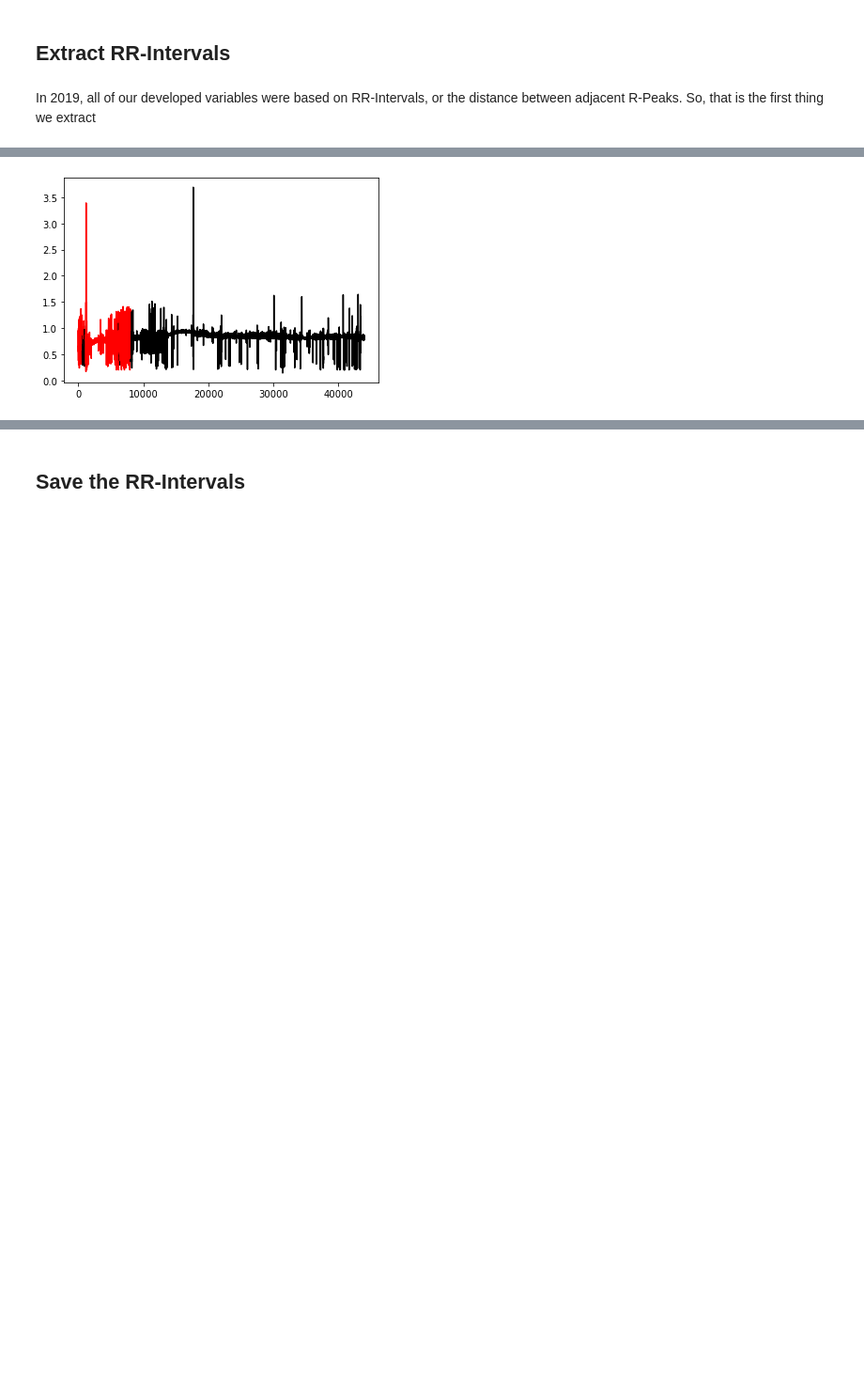
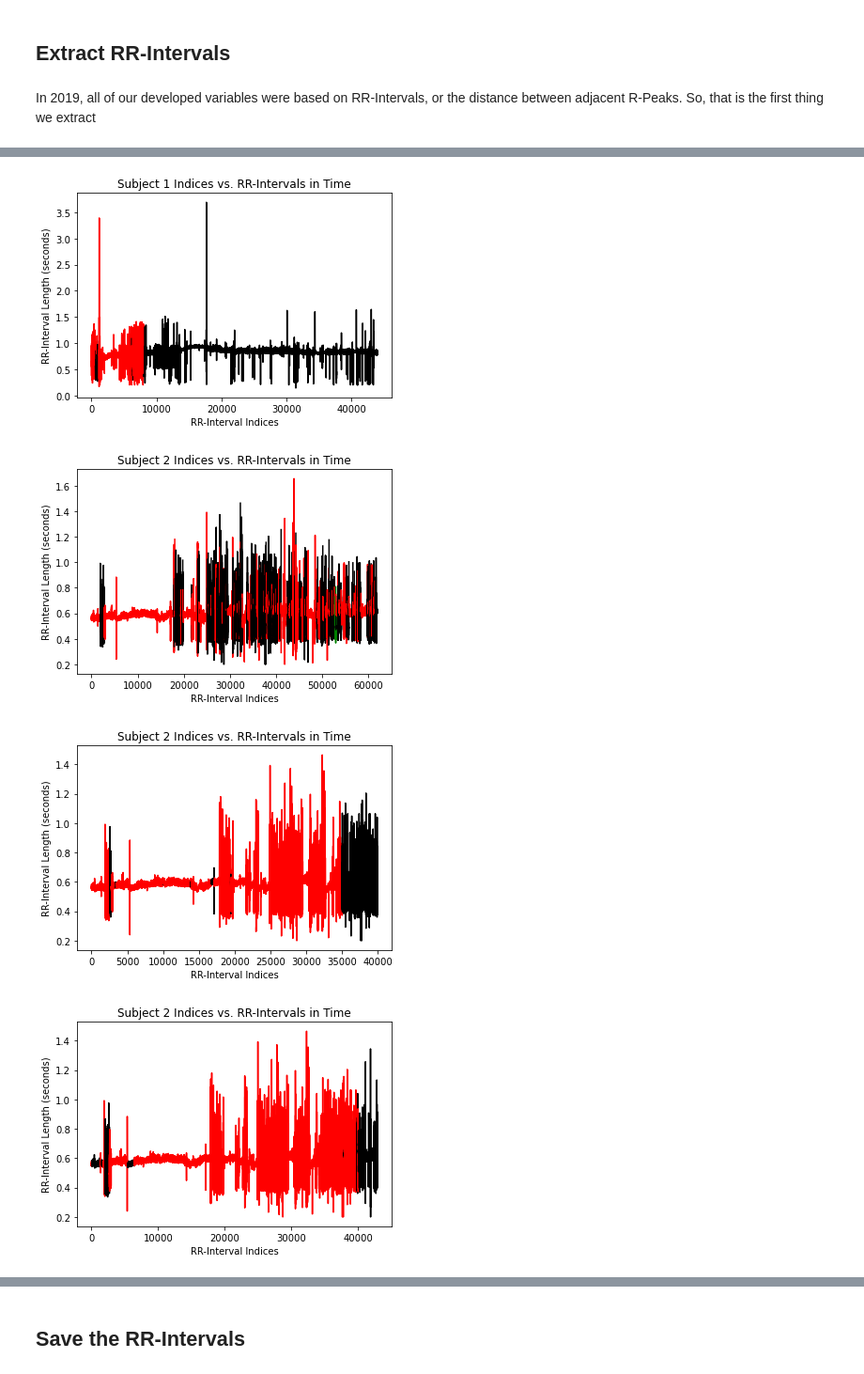
Before and after one commit to NNLUliskey/svsm_ml_2022, a Jupyter notebook: work_6_29.ipynb, the cells around one changed output, grey strips where cells are left out. Shown at 94% size. Cells and saved outputs as stored; diff of their text form; code cells hidden in the pictures; blank space fills up the shorter version.

```diff
--- a/work_6_29.ipynb
+++ b/work_6_29.ipynb
@@ -157,25 +102,0 @@ for index, row in df.iterrows():
-# %%
-comp = ''
-counter = 0
-mini = 0
-for item in df['Rhythm']:
-    counter += 1
-    if item != comp and comp != '':
-        if item == 'N':
-            plt.plot(range(mini, counter), rr_timeints[0][mini:counter], color='black')
-        if item == 'O':
-            plt.plot(range(mini, counter), rr_timeints[0][mini:counter], color='green')
-        if item == 'A':
-            plt.plot(range(mini, counter), rr_timeints[0][mini:counter], color='red')
-        mini = counter
-    elif counter == 44004:
-        if item == 'N':
-            plt.plot(range(mini, counter), rr_timeints[0][mini:counter], color='black')
-        if item == 'O':
-            plt.plot(range(mini, counter), rr_timeints[0][mini:counter], color='green')
-        if item == 'A':
-            plt.plot(range(mini, counter), rr_timeints[0][mini:counter], color='red')
-    comp = item
-plt.show()
-# %% [output]
-[figure, removed]
@@ -219,0 +118,41 @@ while counter < 44004:
+# %%
+comp = ''
+counter = 0
+mini = 0
+subject_counter = 0
+
+for df in tqdm(subject_list):
+    comp = ''
+    counter = 0
+    mini = 0
+    fig, axs = plt.subplots()
+#    plt.legend(label = 'Red = A-fib, Black = Normal, Green = Other', loc='upper right')
+    plt.title('Subject ' + str(subject_counter+1) + ' Indices vs. RR-Intervals in Time')
+    plt.xlabel('RR-Interval Indices')
+    plt.ylabel('RR-Interval Length (seconds)')
+    for item in df['Rhythm']:
+        counter += 1
+        if item != comp and comp != '':
+            if item == 'N':
+                axs.plot(range(mini, counter), rr_timeints[subject_counter][mini:counter], color='black')
+            if item == 'O':
+                axs.plot(range(mini, counter), rr_timeints[subject_counter][mini:counter], color='green')
+            if item == 'A':
+                axs.plot(range(mini, counter), rr_timeints[subject_counter][mini:counter], color='red')
+            mini = counter
+        elif counter == len(df['Rhythm']):
+            if item == 'N':
+                axs.plot(range(mini, counter), rr_timeints[subject_counter][mini:counter], color='black')
+            if item == 'O':
+                axs.plot(range(mini, counter), rr_timeints[subject_counter][mini:counter], color='green')
+            if item == 'A':
+                axs.plot(range(mini, counter), rr_timeints[subject_counter][mini:counter], color='red')
+        comp = item
+    subject_counter =+ 1
+
+plt.show()
+# %% [output]
+[figure, added]
+[figure, added]
+[figure, added]
+[figure, added]
```
Also changed, not shown: parts of 18 cells of this notebook.
